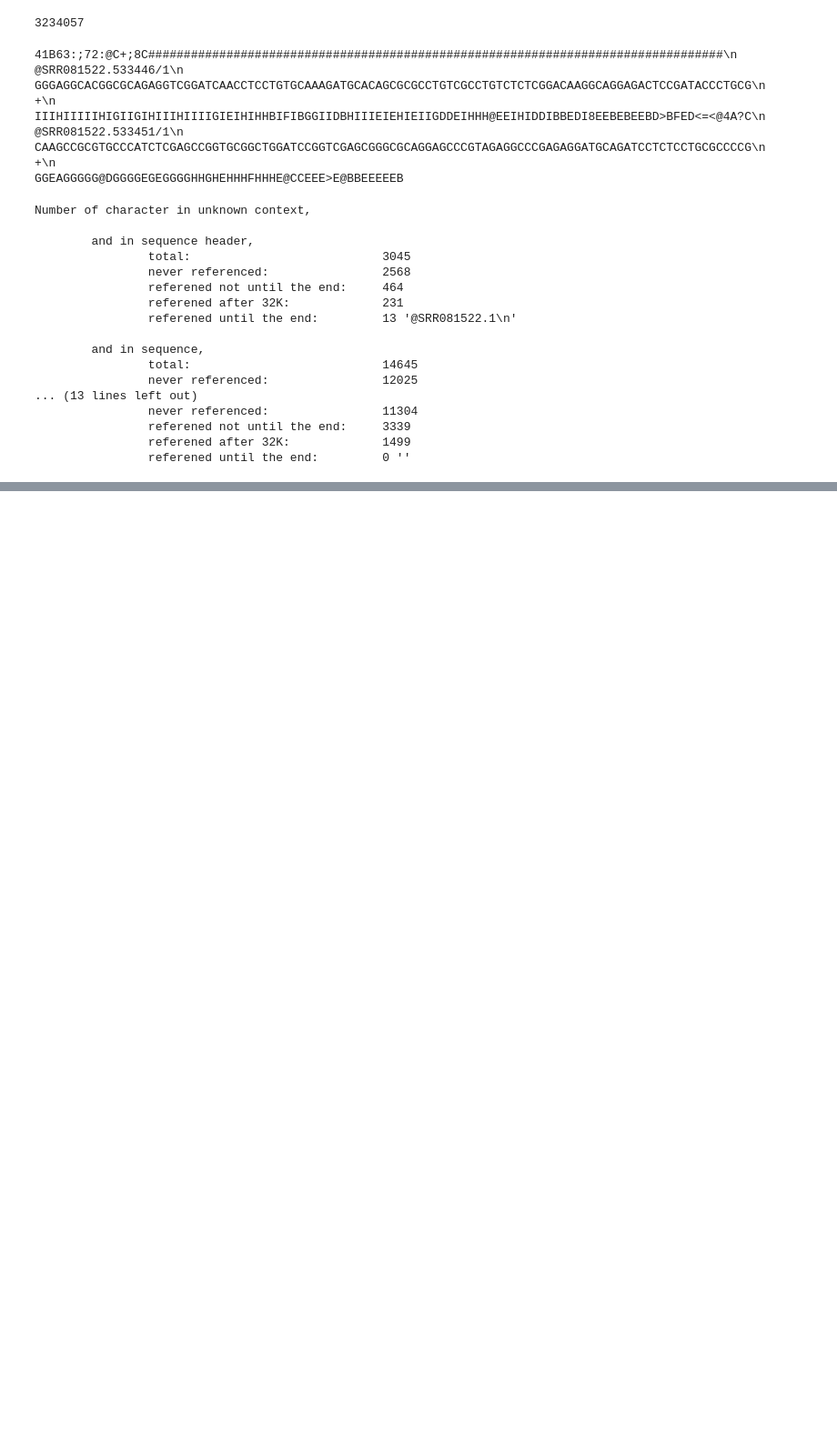
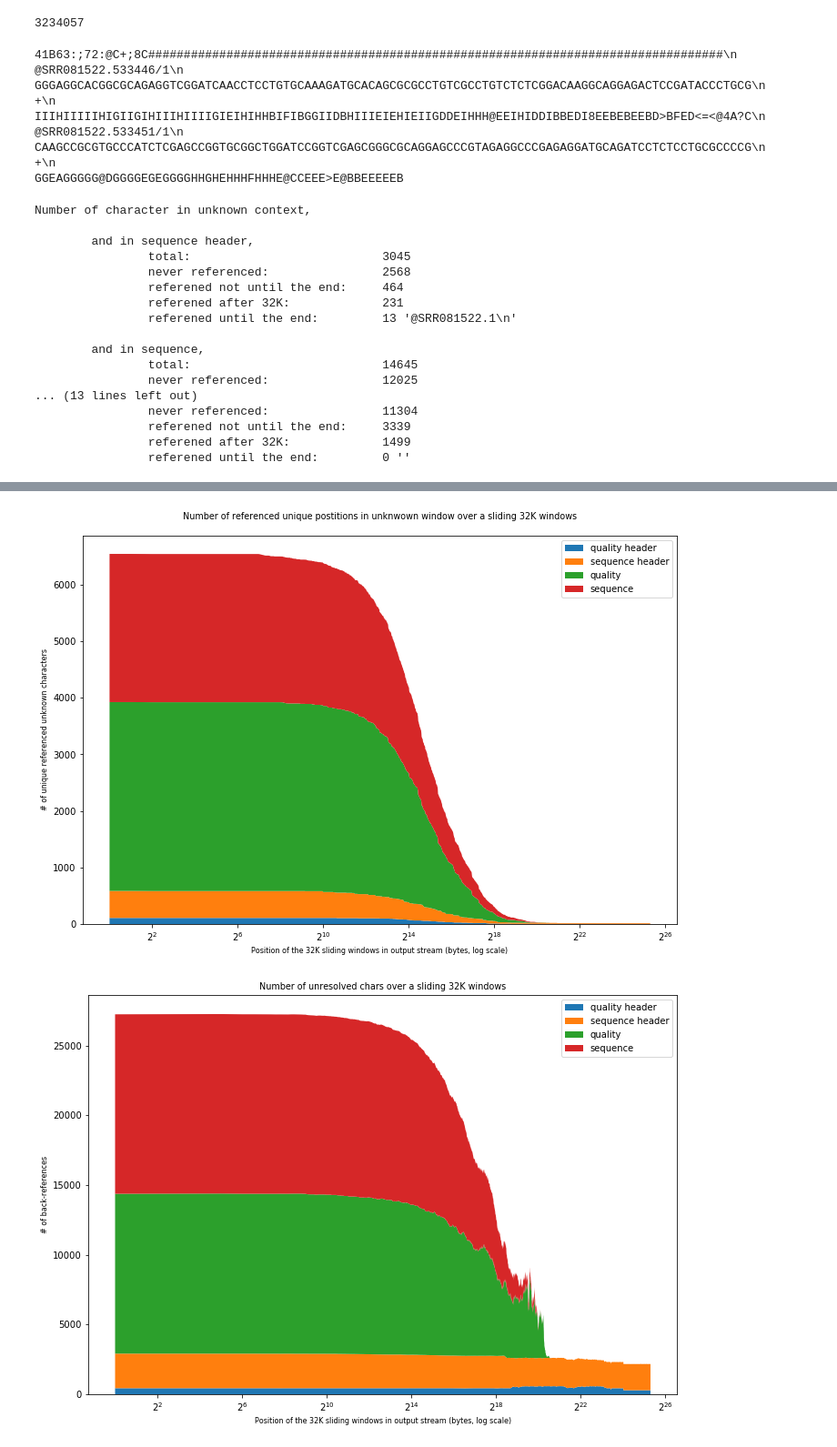
Before and after one commit to rchikhi/fqgz, a Jupyter notebook: Backref stats.ipynb, the cells around one changed output, grey strips where cells are left out. Shown at 91% size. Saved outputs shown, nothing was run; the diff lists cells and outputs as text; code cells hidden in the pictures; blank space fills up the shorter version.

```diff
--- a/Backref stats.ipynb
+++ b/Backref stats.ipynb
@@ -318,3 +274,39 @@ fig1, fig2 = plot_unresolved();
+# %%
+def plot_unresolved_wrapped(xdata, ydata, log, minx, figsize, xlabel, ylabel, title):
+    fig1 = plt.figure(figsize=figsize)
+    ax = plt.gca()
+    ax.set_title(title);
+    if(log):
+        ax.set_xscale('log', basex=2)
+
+    startx = np.searchsorted(xdata, minx)
+    ax.stackplot(xdata[startx:],
+                  [y[startx:] for y in ydata],
+                  linestyle='-', baseline='zero', linewidth=1, labels=context_types_labels)
+    ax.set_ylabel(ylabel);
+    ax.set_xlabel(xlabel)
+    ax.legend();
+    fig1.tight_layout()
+    return fig1
+
+def plot_unresolved(log=True, minx=0, figsize=(10,7),
+                   xlabel='Position of the 32K sliding windows in output stream (bytes, log scale)',title=''):
+
+    title1="Number of referenced unique postitions in unknwown window over a sliding 32K windows\n" + title
+    ylabel='# of unique referenced unknown characters'
+    fig1 = plot_unresolved_wrapped(unique_brefs_counts_xaxis,stack_unique_backrefs_count,log,minx,figsize,xlabel,ylabel,title1)
+
+    title2="Number of unresolved chars over a sliding 32K windows"
+    ylabel='# of back-references'
+    fig2 = plot_unresolved_wrapped(brefs_counts_xaxis,stack_backrefs_count,log,minx,figsize,xlabel,ylabel,title2)
+
+
+    return fig1, fig2
+
+fig1, fig2 = plot_unresolved();
+# %% [output]
+[figure, added]
+[figure, added]
 # %%
 fig1, fig2 = plot_unresolved(minx=1<<15, title='zoom after the first 32K')
 # %% [output]
```
Also changed, not shown: parts of 8 cells of this notebook, 1 other file.
